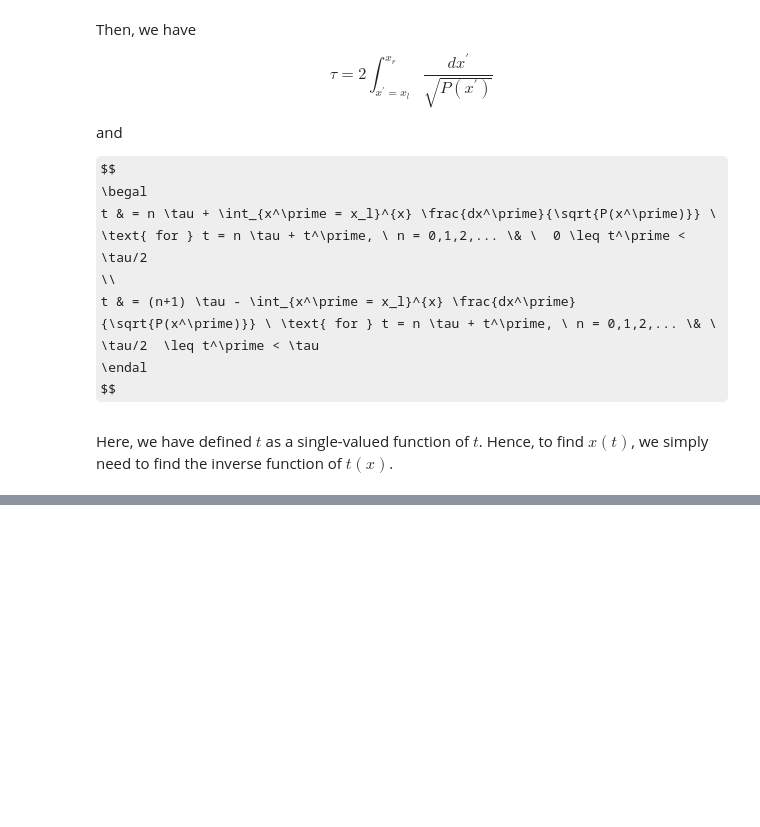
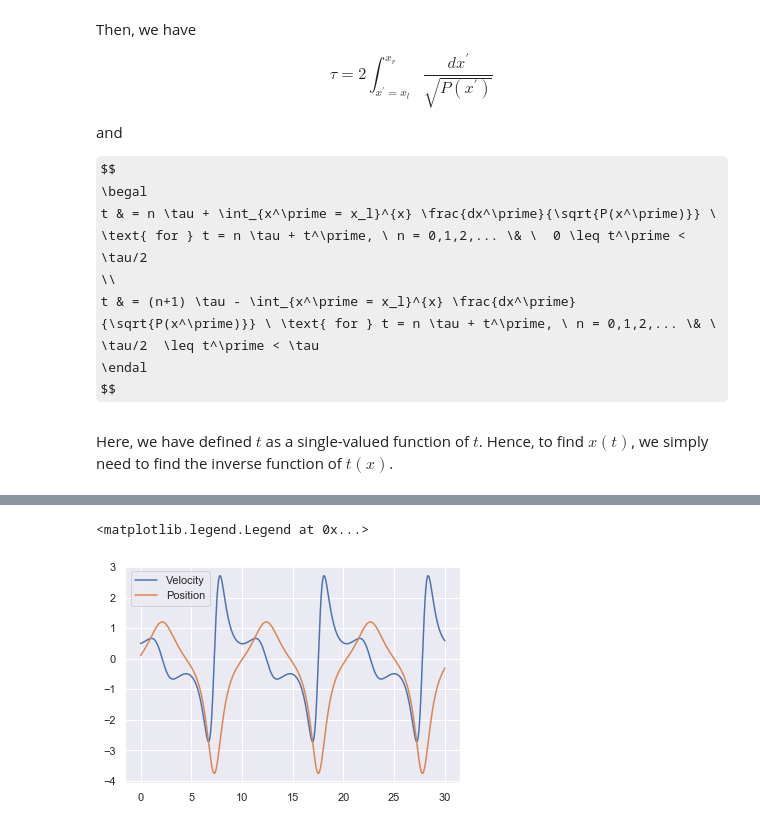
Before and after one commit to hadi41/PHY_321_Midterm_1, a Jupyter notebook: Main_file.ipynb, the cells around one changed output, grey strips where cells are left out. Cells and saved outputs as stored; diff of their text form; code cells hidden in the pictures; some formulas as TeX source; blank space fills up the shorter version.

```diff
--- a/Main_file.ipynb
+++ b/Main_file.ipynb
@@ -1033,0 +1217,33 @@ Now, we will execute these steps using Wolfram Apha:
+# %%
+DeltaT = 0.001
+#set up arrays
+tfinal = 30 # in seconds
+n = math.ceil(tfinal/DeltaT)
+# set up arrays for time t, velocity v, and position r
+new_t = np.zeros(n)
+new_v = np.zeros(n)
+new_x = np.zeros(n)
+# Example of Initial conditions
+m = 1
+V_0 = 1
+d = 0.1
+x0 = d
+v0 = 0.5
+new_x[0] = x0
+new_v[0] = v0
+# Start integrating using Euler's method
+for i in range(n-1):
+    # Set up the acceleration
+    a0 = (x[i] - 1*x[i]**2 - 0.5*x[i]**3)
+    #print(a)
+    # update velocity, time and position using the Euler-Cromer method
+    new_x[i+1] = new_x[i] + DeltaT*new_v[i] + ((DeltaT**2)/2)*a0
+    new_a = (x[i+1] - 1*x[i+1]**2 - 0.5*x[i+1]**3)
+    new_v[i+1] = new_v[i] + (DeltaT/2)*(a0 + new_a)
+    new_t[i+1] = new_t[i] + DeltaT
+plt.plot(t,new_v,label = 'Velocity')
+plt.plot(t,new_x,label = 'Position')
+plt.legend()
+# %% [output]
+<matplotlib.legend.Legend at 0x...>
+[figure, added]
```
Also changed, not shown: parts of 16 cells of this notebook.
